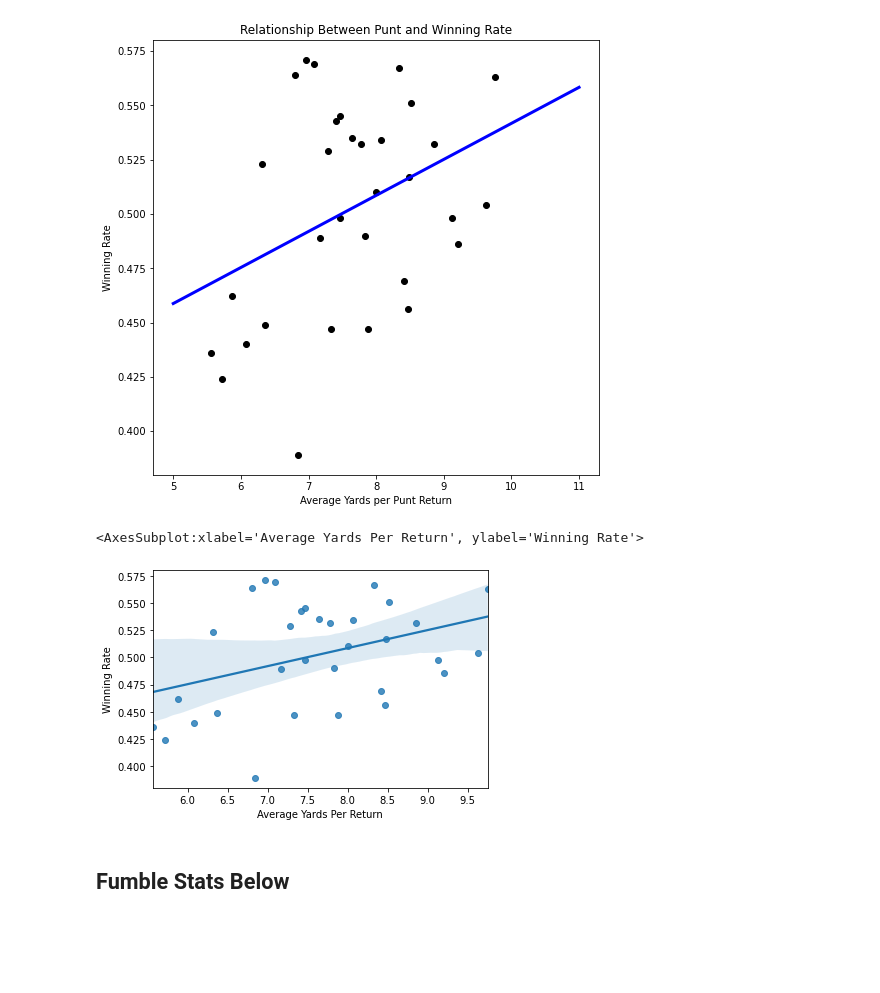
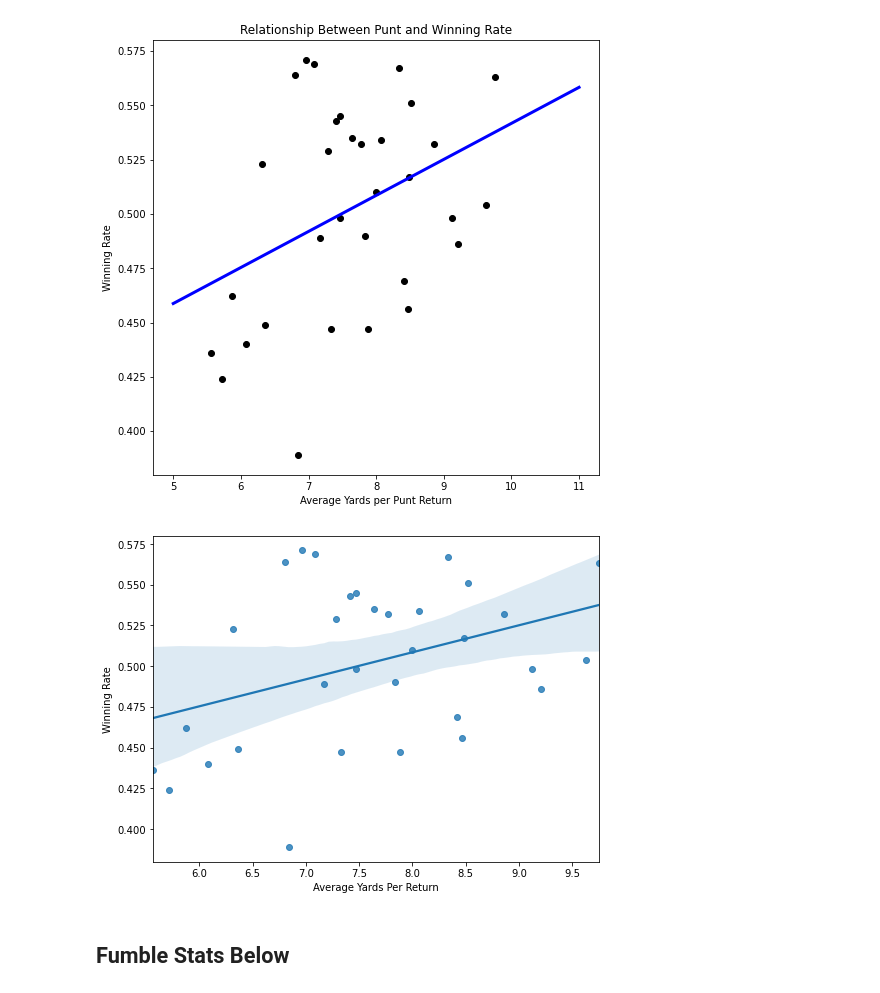
Before and after one commit to gratefullee/NFL_WinningRate, a Jupyter notebook: notebooks/Players.ipynb, the cells around one changed output. Cells and saved outputs as stored; diff of their text form; code cells hidden in the pictures; blank space fills up the shorter version.

```diff
--- a/notebooks/Players.ipynb
+++ b/notebooks/Players.ipynb
@@ -642,10 +551,11 @@ plt.title("Relationship Between Punt and Winning Rate")
 Text(0.5, 1.0, 'Relationship Between Punt and Winning Rate')
 [figure]
 # %%
+fig, ax = plt.subplots(figsize = (8,6))
 sns.regplot(x= "Average Yards Per Return", y= "Winning Rate", data=punt )
+fig.savefig("../img/Punt.png")
 # %% [output]
-<AxesSubplot:xlabel='Average Yards Per Return', ylabel='Winning Rate'>
-[figure, old version]
+[figure, new version]
 # %% [markdown]
 ## Fumble Stats Below
 # %%
```
Also changed, not shown: parts of 23 cells of this notebook, 18 other files.
